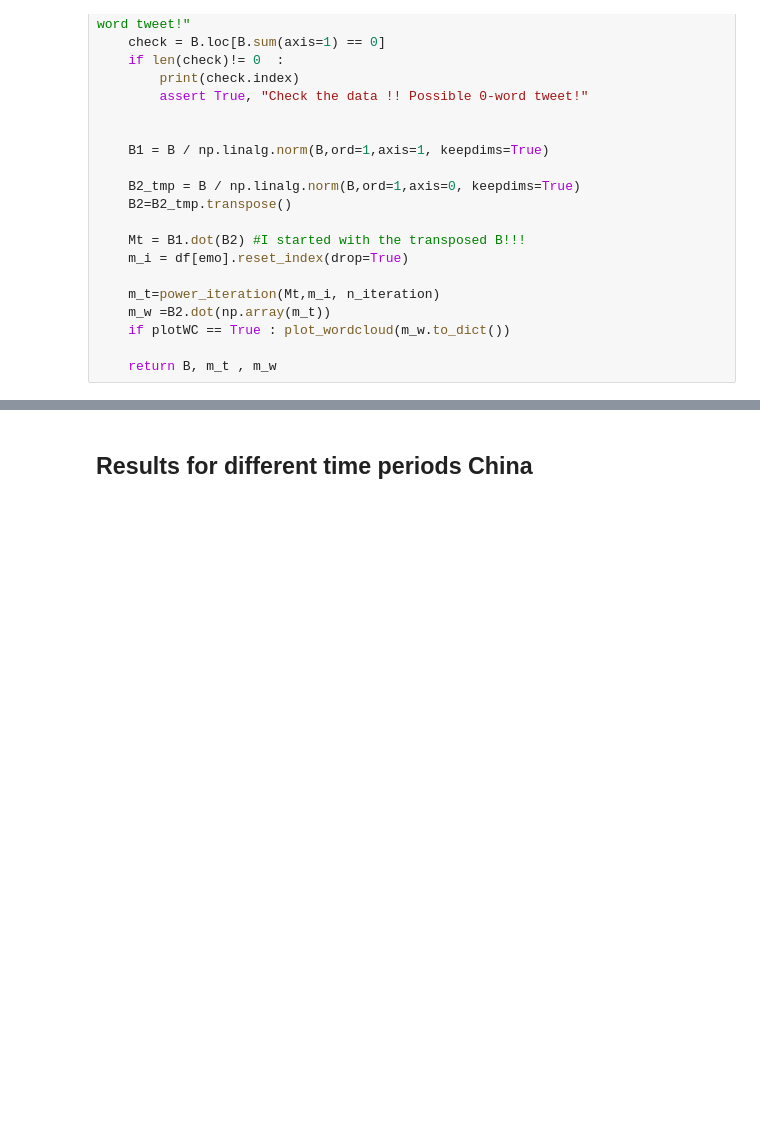
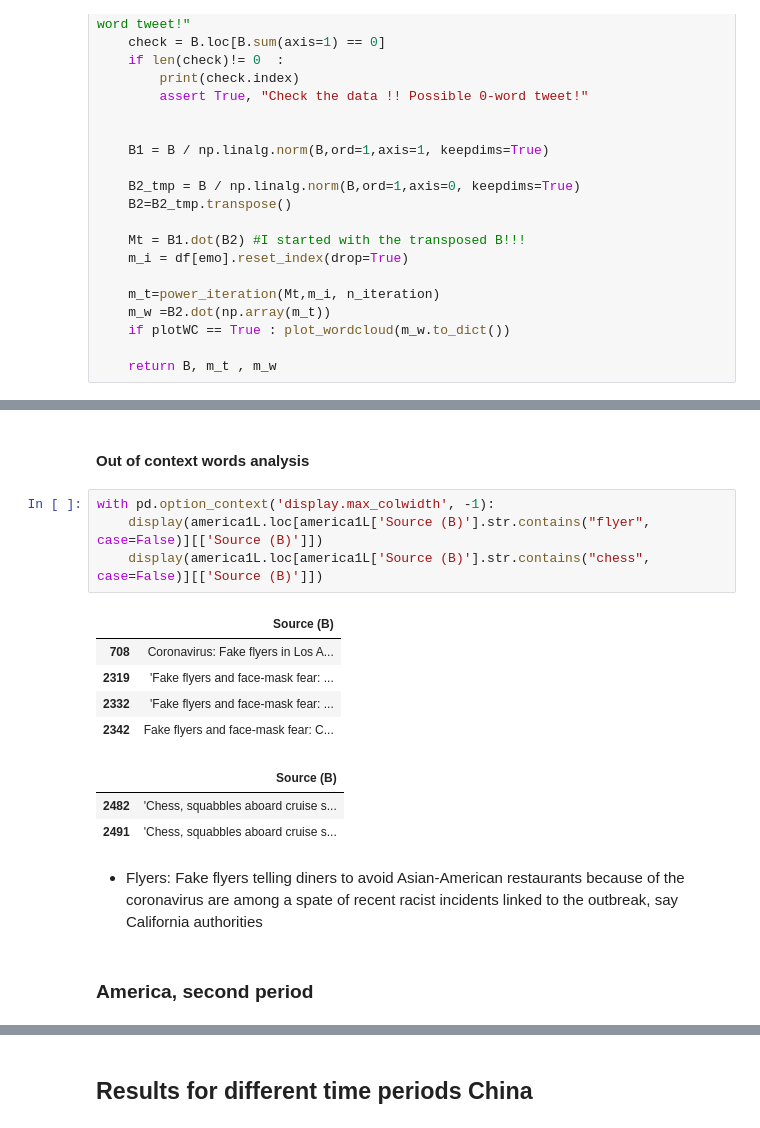
Before and after one commit to silviapoletti/Covid19-related-tweets-Network-Analysis, a Jupyter notebook: src/LIWK_and_projection(draft).ipynb, the cells around one changed output, grey strips where cells are left out. Drawn from its saved outputs; the diff is of its cells as text; blank space fills up the shorter version.

```diff
--- a/src/LIWK_and_projection(draft).ipynb
+++ b/src/LIWK_and_projection(draft).ipynb
@@ -688,3 +692,22 @@ m_w_a1_ord =dict(sorted(m_w_a1.to_dict().items(), key=lambda item: item[1],rever
+# %% [markdown]
+#### Out of context words analysis
+# %%
+with pd.option_context('display.max_colwidth', -1):
+    display(america1L.loc[america1L['Source (B)'].str.contains("flyer", case=False)][['Source (B)']])
+    display(america1L.loc[america1L['Source (B)'].str.contains("chess", case=False)][['Source (B)']])
+# %% [output]
+|  | Source (B) |
+| 708 | Coronavirus: Fake flyers in Los A... |
+| 2319 | 'Fake flyers and face-mask fear: ... |
+| 2332 | 'Fake flyers and face-mask fear: ... |
+| 2342 | Fake flyers and face-mask fear: C... |
+|  | Source (B) |
+| 2482 | 'Chess, squabbles aboard cruise s... |
+| 2491 | 'Chess, squabbles aboard cruise s... |
+# %% [markdown]
+- Flyers: Fake flyers telling diners to avoid Asian-American restaurants because of the coronavirus are among a spate of recent racist incidents linked to the outbreak, say California authorities
+# %% [markdown]
+### America, second period
 # %%
 america2L[america2L['Source (A)']== '1312041956084678656']["Source (B)"]
 america2L.drop(america2L[america2L['Source (A)']== '1312041956084678656'].index, inplace=True, axis=0)
```
Also changed, not shown: parts of 40 cells of this notebook, 1 other file.
